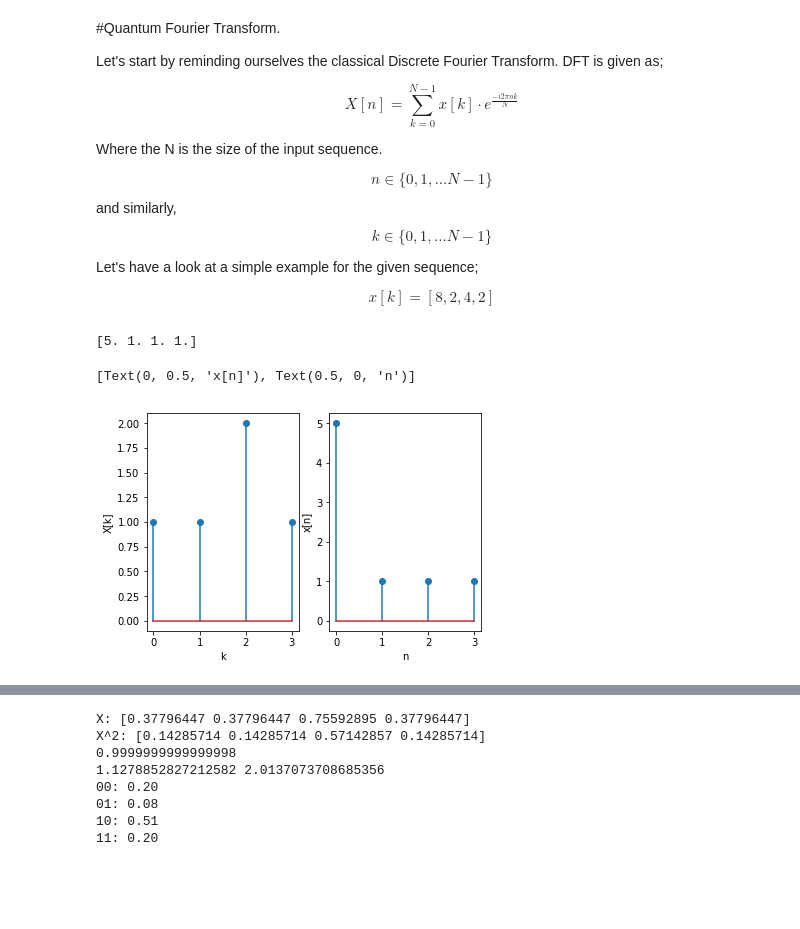
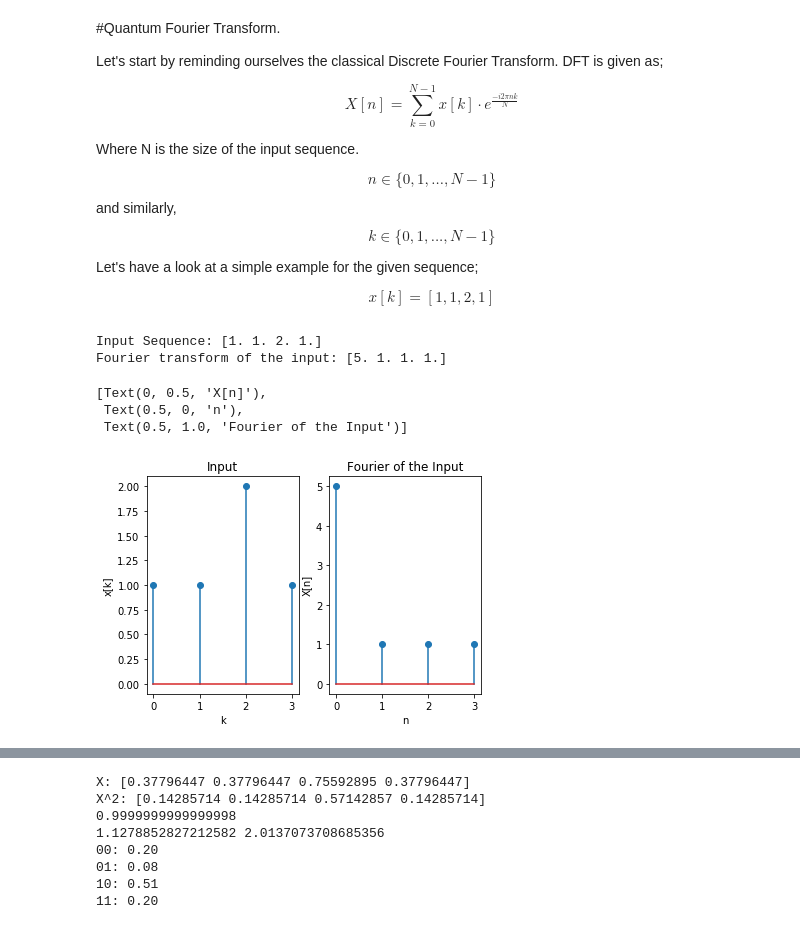
Before and after one commit to cnktysz/QuantumWorkspace, a Jupyter notebook: QuantumFourierTransform.ipynb, the cells around one changed output, grey strips where cells are left out. Cells and saved outputs as stored; diff of their text form; code cells hidden in the pictures; blank space fills up the shorter version.

```diff
--- a/QuantumFourierTransform.ipynb
+++ b/QuantumFourierTransform.ipynb
@@ -5,36 +5,40 @@ Let's start by reminding ourselves the classical Discrete Fourier Transform. DFT
 
 $$X[n] = \sum_{k=0}^{N-1} x[k] \cdot e^{\frac{-i2\pi nk}{N}}$$
 
-Where the N is the size of the input sequence.
+Where N is the size of the input sequence.
 
-$$n\in \{  0,1,...N-1  \}$$
+$$n\in \{  0,1,...,N-1  \}$$
 and similarly,
-$$k\in \{  0,1,...N-1  \}$$
+$$k\in \{  0,1,...,N-1  \}$$
 
 Let's have a look at a simple example for the given sequence;
 
-$$x[k] = [8,2,4,2] $$
+$$x[k] = [1,1,2,1] $$
 # %%
 %matplotlib inline
 import matplotlib.pyplot as plt
 import numpy as np
 from qiskit import *
 from qiskit.tools.visualization import plot_histogram
 N = 4
 k = np.linspace(0,N-1,N)
 n = k
-x = np.array([1,1,2,1])
+x = np.array([1.,1.,2.,1.])
 f = np.zeros(N,dtype=complex)
 for i in range(N):
     f[i] = sum(x*np.exp(-1j*2*np.pi*i*k/N))
 f = np.abs(f)
-print(f)
+print('Input Sequence: ' + str(x))
+print('Fourier transform of the input: ' + str(f))
 fig, (ax1,ax2) = plt.subplots(1,2)
 ax1.stem(k,x)
-ax1.set(xlabel='k',ylabel='X[k]')
+ax1.set(title='Input',xlabel='k',ylabel='x[k]')
 ax2.stem(n,f)
-ax2.set(xlabel='n',ylabel='x[n]')
+ax2.set(title='Fourier of the Input',xlabel='n',ylabel='X[n]')
 # %% [output]
-[5. 1. 1. 1.]
+Input Sequence: [1. 1. 2. 1.]
+Fourier transform of the input: [5. 1. 1. 1.]
-[Text(0, 0.5, 'x[n]'), Text(0.5, 0, 'n')]
+[Text(0, 0.5, 'X[n]'),
+ Text(0.5, 0, 'n'),
+ Text(0.5, 1.0, 'Fourier of the Input')]
-[figure, old version]
+[figure, new version]
```
Also changed, not shown: parts of 1 cell of this notebook.
